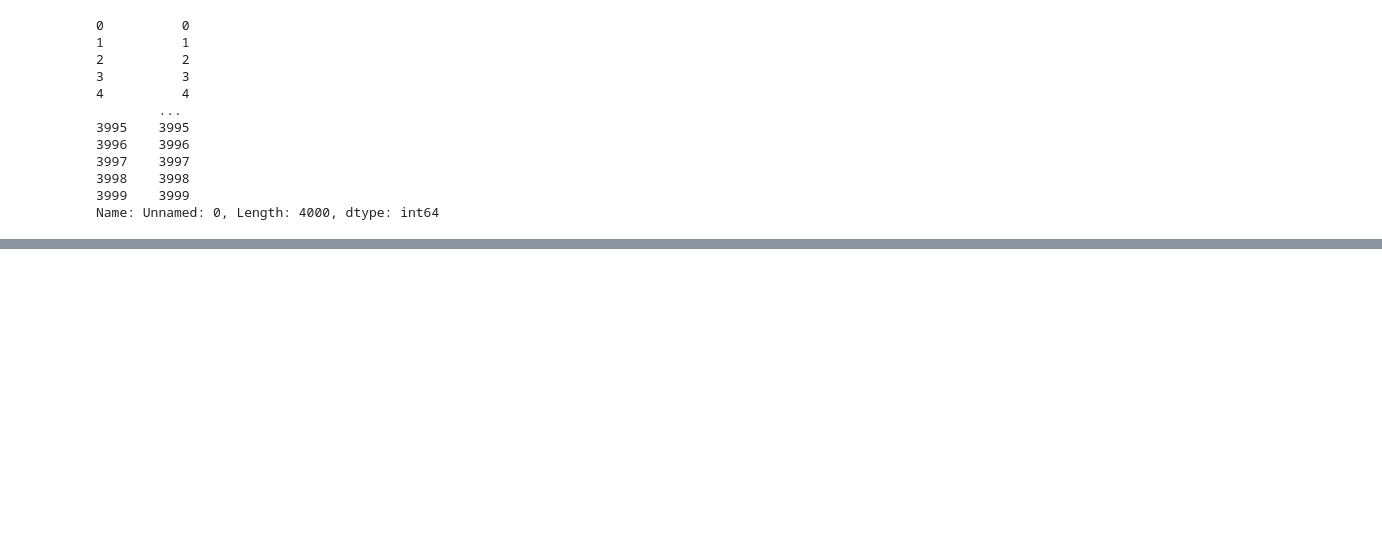
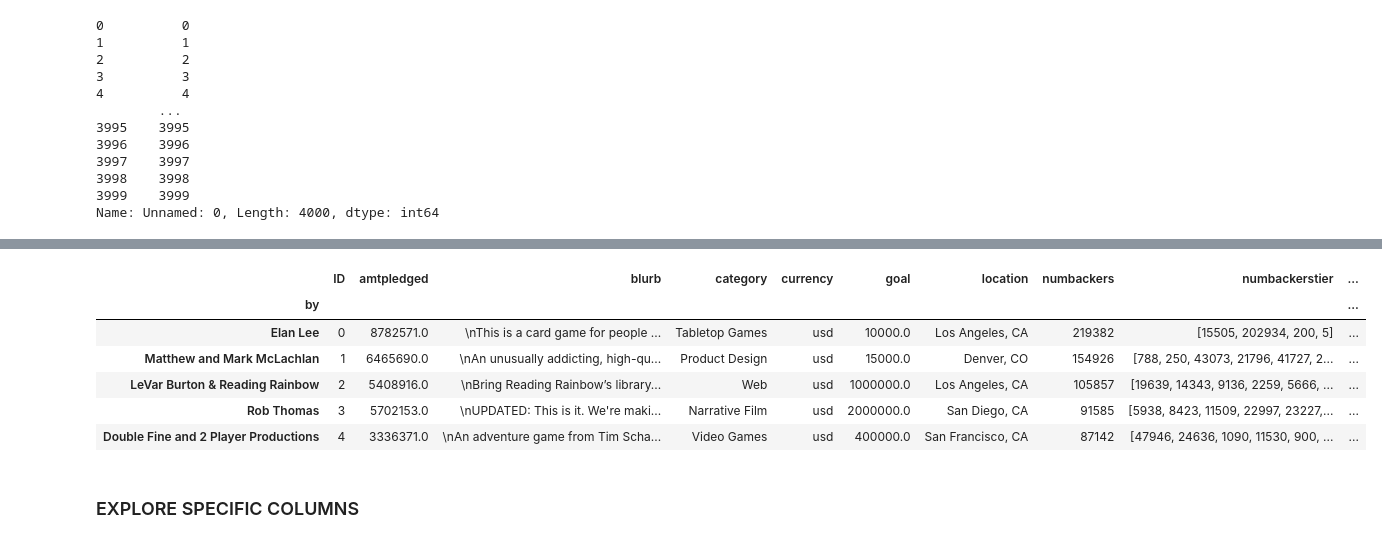
Before and after one commit to raklives/personal-projects, a Jupyter notebook: intro_tro_python_for_marketers.ipynb, the cells around one changed output, grey strips where cells are left out. Drawn from its saved outputs; the diff is of its cells as text; code cells hidden in the pictures; blank space fills up the shorter version.

```diff
--- a/intro_tro_python_for_marketers.ipynb
+++ b/intro_tro_python_for_marketers.ipynb
@@ -91,0 +140,18 @@ Name: Unnamed: 0, Length: 4000, dtype: int64
+# %%
+# how to replace annoying characters
+# look up all the columns, replace anywhere you see '. repalce with ''(nothing)
+# str is a string method
+ksmdata.columns = ksmdata.columns.str.replace('.', '')
+
+# inspect
+ksmdata.head()
+# %% [output]
+|  | ID | amtpledged | blurb | category | currency | goal | location | numbackers | numbackerstier | ... |
+| by |  |  |  |  |  |  |  |  |  | ... |
+| Elan Lee | 0 | 8782571.0 | \nThis is a card game for people ... | Tabletop Games | usd | 10000.0 | Los Angeles, CA | 219382 | [15505, 202934, 200, 5] | ... |
+| Matthew and Mark McLachlan | 1 | 6465690.0 | \nAn unusually addicting, high-qu... | Product Design | usd | 15000.0 | Denver, CO | 154926 | [788, 250, 43073, 21796, 41727, 2... | ... |
+| LeVar Burton & Reading Rainbow | 2 | 5408916.0 | \nBring Reading Rainbow’s library... | Web | usd | 1000000.0 | Los Angeles, CA | 105857 | [19639, 14343, 9136, 2259, 5666, ... | ... |
+| Rob Thomas | 3 | 5702153.0 | \nUPDATED: This is it. We're maki... | Narrative Film | usd | 2000000.0 | San Diego, CA | 91585 | [5938, 8423, 11509, 22997, 23227,... | ... |
+| Double Fine and 2 Player Productions | 4 | 3336371.0 | \nAn adventure game from Tim Scha... | Video Games | usd | 400000.0 | San Francisco, CA | 87142 | [47946, 24636, 1090, 11530, 900, ... | ... |
+# %% [markdown]
+### EXPLORE SPECIFIC COLUMNS
```
Also changed, not shown: parts of 25 cells of this notebook.
